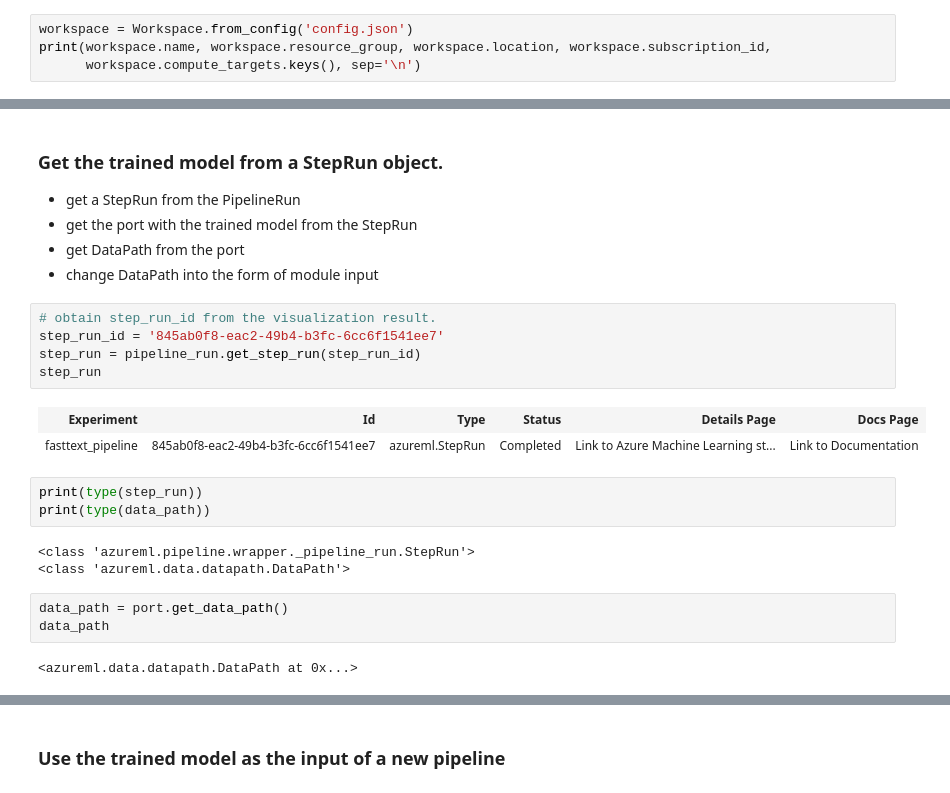
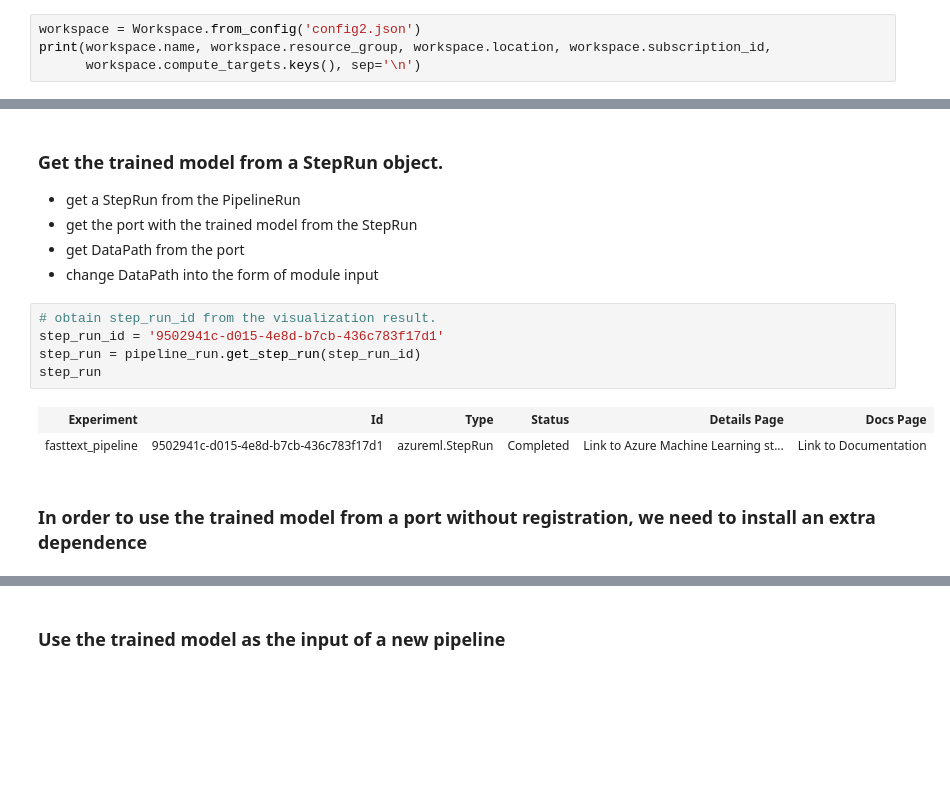
Before and after one commit to smallhaes/fasttext-sentence-classification, a Jupyter notebook: fasttext_batch_inference.ipynb, the cells around one changed output, grey strips where cells are left out. Saved outputs shown, nothing was run; the diff lists cells and outputs as text; blank space fills up the shorter version.

```diff
--- a/fasttext_batch_inference.ipynb
+++ b/fasttext_batch_inference.ipynb
@@ -28,7 +29,7 @@ from azureml.pipeline.wrapper import PipelineRun, Module, dsl
 ### Connect to workspace
 Create a workspace object from the existing workspace. Workspace.from_config() reads the file config.json and loads the details into an object named workspace.
 # %%
-workspace = Workspace.from_config('config.json')
+workspace = Workspace.from_config('config2.json')
 print(workspace.name, workspace.resource_group, workspace.location, workspace.subscription_id,
       workspace.compute_targets.keys(), sep='\n')
 # %% [output]
@@ -146,20 +168,11 @@ ValidateView(container_id='container_id_32946f55-045b-48eb-8046-54013b6623e1_wid
 - change DataPath into the form of module input
 # %%
 # obtain step_run_id from the visualization result.
-step_run_id = '845ab0f8-eac2-49b4-b3fc-6cc6f1541ee7'
+step_run_id = '9502941c-d015-4e8d-b7cb-436c783f17d1'
 step_run = pipeline_run.get_step_run(step_run_id)
 step_run
 # %% [output]
 | Experiment | Id | Type | Status | Details Page | Docs Page |
-| fasttext_pipeline | 845ab0f8-eac2-49b4-b3fc-6cc6f1541ee7 | azureml.StepRun | Completed | Link to Azure Machine Learning st... | Link to Documentation |
+| fasttext_pipeline | 9502941c-d015-4e8d-b7cb-436c783f17d1 | azureml.StepRun | Completed | Link to Azure Machine Learning st... | Link to Documentation |
-# %%
-print(type(step_run))
-print(type(data_path))
-# %% [output]
-<class 'azureml.pipeline.wrapper._pipeline_run.StepRun'>
-<class 'azureml.data.datapath.DataPath'>
-# %%
-data_path = port.get_data_path()
-data_path
-# %% [output]
-<azureml.data.datapath.DataPath at 0x...>
+# %% [markdown]
+### In order to use the trained model from a port without registration, we need to install an extra dependence
```
Also changed, not shown: parts of 13 cells of this notebook, 4 other files.
